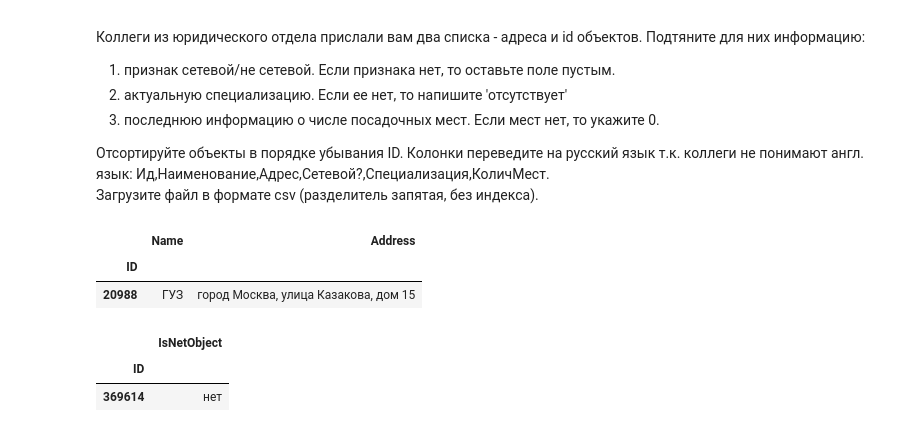
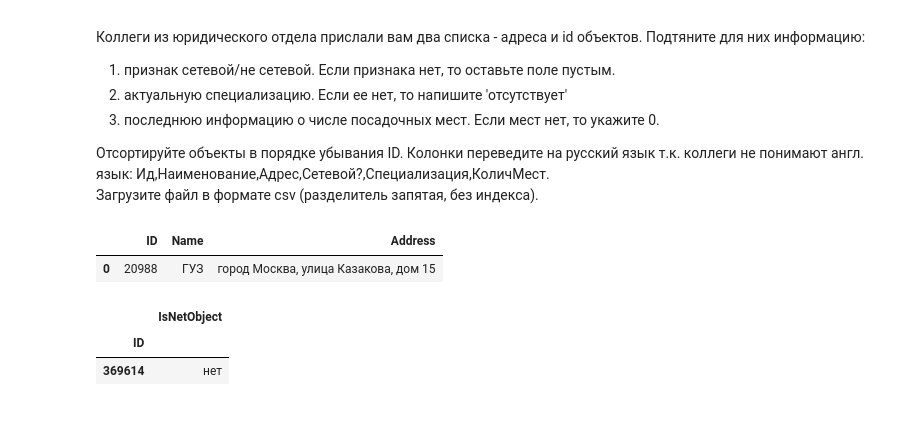
Before and after one commit to gbrs/basics_of_pandas, a Jupyter notebook: 6_3.ipynb, the cells around one changed output. Saved outputs shown, nothing was run; the diff lists cells and outputs as text; code cells hidden in the pictures.

```diff
--- a/6_3.ipynb
+++ b/6_3.ipynb
@@ -239,12 +239,11 @@ float
 Ид,Наименование,Адрес,Сетевой?,Специализация,КоличМест.
 Загрузите файл в формате csv (разделитель запятая, без индекса).
 # %%
-df_main = pd.read_csv('6_main.csv', index_col='ID')
+df_main = pd.read_csv('6_main.csv')
 df_main.head(1)
 # %% [output]
-|  | Name | Address |
-| ID |  |  |
-| 20988 | ГУЗ | город Москва, улица Казакова, дом 15 |
+|  | ID | Name | Address |
+| 0 | 20988 | ГУЗ | город Москва, улица Казакова, дом 15 |
 # %%
 df_net_property = pd.read_csv('6_net_property.csv', index_col='ID')
 df_net_property.head(1)
```
Also changed, not shown: parts of 12 cells of this notebook.
